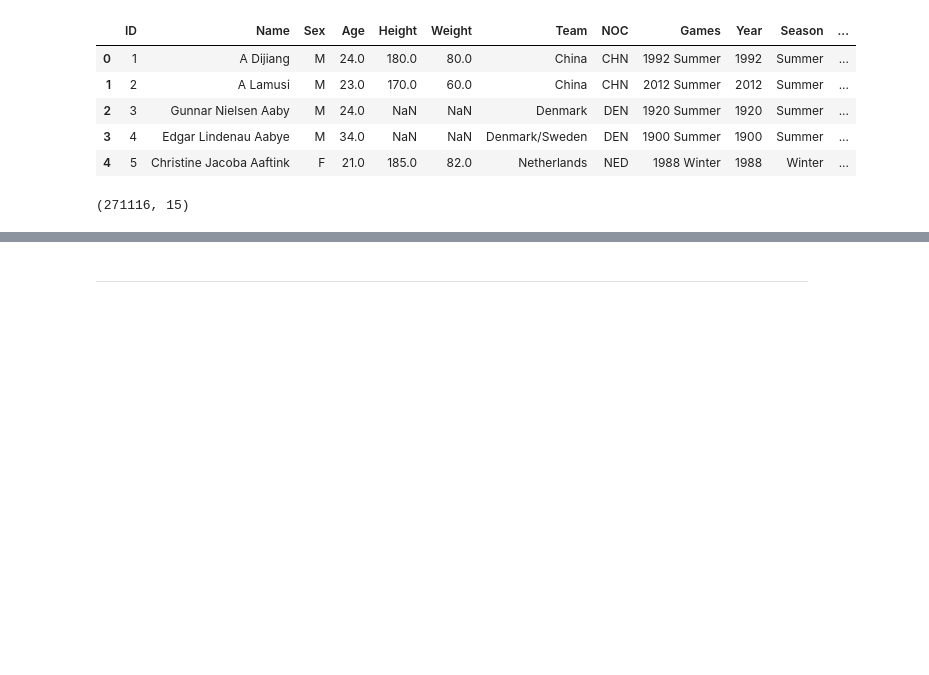
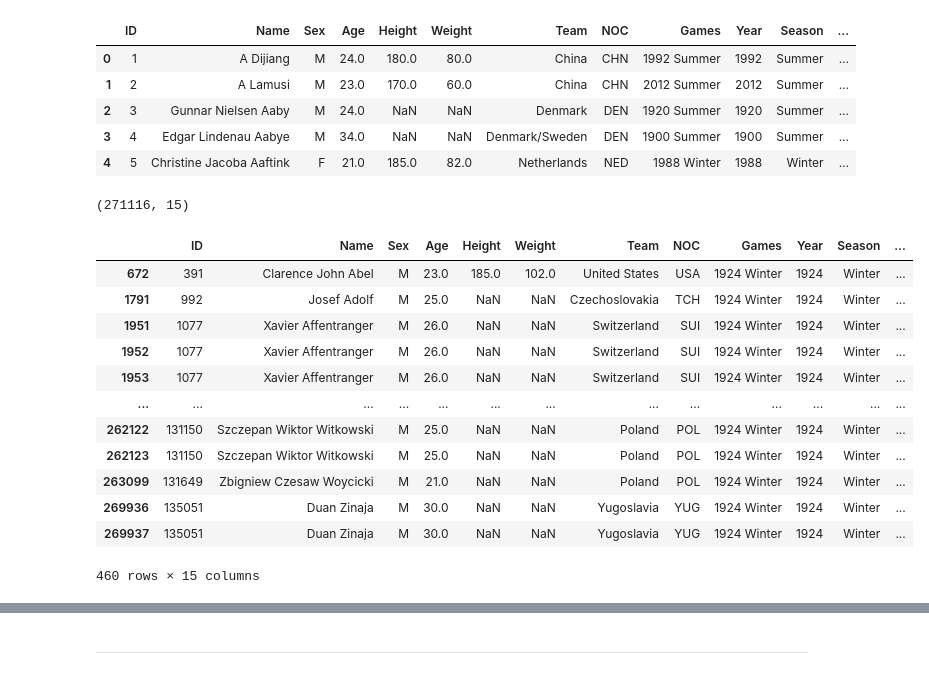
Before and after one commit to CyrilleKolle/project_data_behandling, a Jupyter notebook: Code/exercise_1.ipynb, the cells around one changed output, grey strips where cells are left out. Saved outputs shown, nothing was run; the diff lists cells and outputs as text; code cells hidden in the pictures; blank space fills up the shorter version.

```diff
--- a/Code/exercise_1.ipynb
+++ b/Code/exercise_1.ipynb
@@ -20,3 +20,21 @@ data.head(5)                                                    # prints out fir
 data.shape  # Displays rows & columns
 # %% [output]
 (271116, 15)
+# %%
+y = data[data['Year'] == 1924]
+y = y[y['Season'] == 'Winter']
+y
+# %% [output]
+|  | ID | Name | Sex | Age | Height | Weight | Team | NOC | Games | Year | Season | ... |
+| 672 | 391 | Clarence John Abel | M | 23.0 | 185.0 | 102.0 | United States | USA | 1924 Winter | 1924 | Winter | ... |
+| 1791 | 992 | Josef Adolf | M | 25.0 | NaN | NaN | Czechoslovakia | TCH | 1924 Winter | 1924 | Winter | ... |
+| 1951 | 1077 | Xavier Affentranger | M | 26.0 | NaN | NaN | Switzerland | SUI | 1924 Winter | 1924 | Winter | ... |
+| 1952 | 1077 | Xavier Affentranger | M | 26.0 | NaN | NaN | Switzerland | SUI | 1924 Winter | 1924 | Winter | ... |
+| 1953 | 1077 | Xavier Affentranger | M | 26.0 | NaN | NaN | Switzerland | SUI | 1924 Winter | 1924 | Winter | ... |
+| ... | ... | ... | ... | ... | ... | ... | ... | ... | ... | ... | ... | ... |
+| 262122 | 131150 | Szczepan Wiktor Witkowski | M | 25.0 | NaN | NaN | Poland | POL | 1924 Winter | 1924 | Winter | ... |
+| 262123 | 131150 | Szczepan Wiktor Witkowski | M | 25.0 | NaN | NaN | Poland | POL | 1924 Winter | 1924 | Winter | ... |
+| 263099 | 131649 | Zbigniew Czesaw Woycicki | M | 21.0 | NaN | NaN | Poland | POL | 1924 Winter | 1924 | Winter | ... |
+| 269936 | 135051 | Duan Zinaja | M | 30.0 | NaN | NaN | Yugoslavia | YUG | 1924 Winter | 1924 | Winter | ... |
+| 269937 | 135051 | Duan Zinaja | M | 30.0 | NaN | NaN | Yugoslavia | YUG | 1924 Winter | 1924 | Winter | ... |
+460 rows × 15 columns
```
Also changed, not shown: parts of 5 cells of this notebook, 6 other files.
